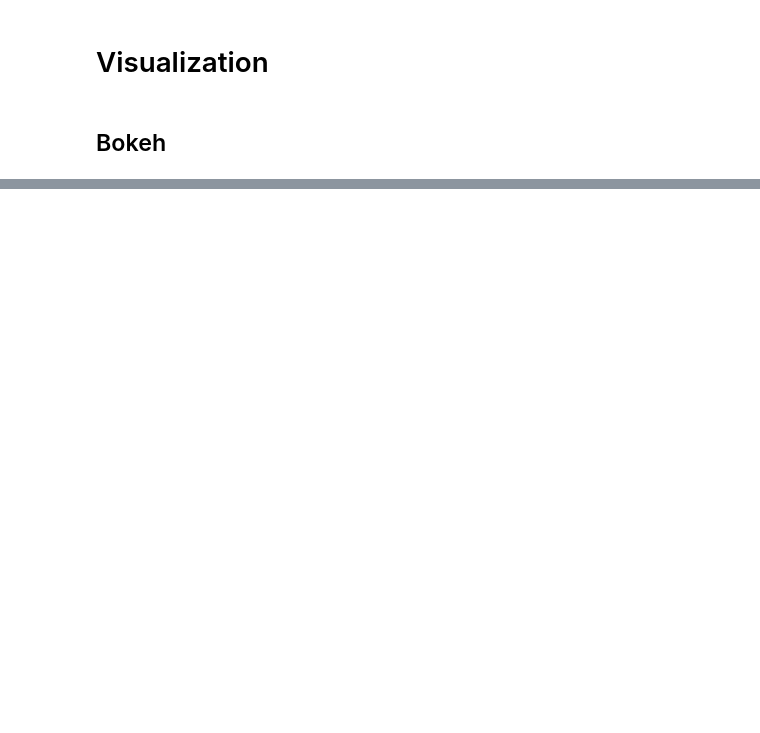
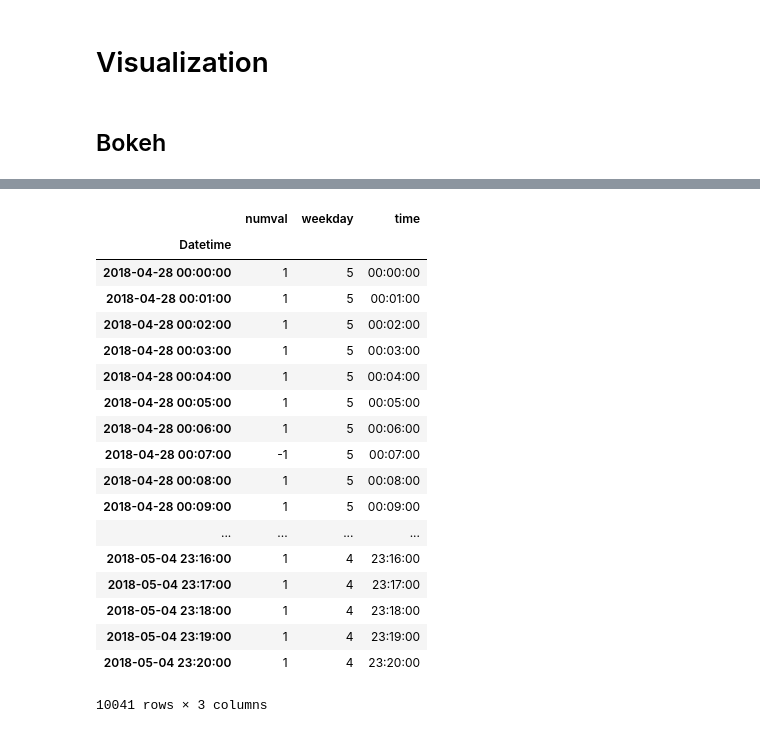
Before and after one commit to nickdex/Home, a Jupyter notebook: Home.ipynb, the cells around one changed output, grey strips where cells are left out. Drawn from its saved outputs; the diff is of its cells as text; code cells hidden in the pictures; blank space fills up the shorter version.

```diff
--- a/Home.ipynb
+++ b/Home.ipynb
@@ -134,3 +171,25 @@ temp_week['Time'] = temp_week.index.time
+# %%
+df_week
+# %% [output]
+|  | numval | weekday | time |
+| Datetime |  |  |  |
+| 2018-04-28 00:00:00 | 1 | 5 | 00:00:00 |
+| 2018-04-28 00:01:00 | 1 | 5 | 00:01:00 |
+| 2018-04-28 00:02:00 | 1 | 5 | 00:02:00 |
+| 2018-04-28 00:03:00 | 1 | 5 | 00:03:00 |
+| 2018-04-28 00:04:00 | 1 | 5 | 00:04:00 |
+| 2018-04-28 00:05:00 | 1 | 5 | 00:05:00 |
+| 2018-04-28 00:06:00 | 1 | 5 | 00:06:00 |
+| 2018-04-28 00:07:00 | -1 | 5 | 00:07:00 |
+| 2018-04-28 00:08:00 | 1 | 5 | 00:08:00 |
+| 2018-04-28 00:09:00 | 1 | 5 | 00:09:00 |
+| ... | ... | ... | ... |
+| 2018-05-04 23:16:00 | 1 | 4 | 23:16:00 |
+| 2018-05-04 23:17:00 | 1 | 4 | 23:17:00 |
+| 2018-05-04 23:18:00 | 1 | 4 | 23:18:00 |
+| 2018-05-04 23:19:00 | 1 | 4 | 23:19:00 |
+| 2018-05-04 23:20:00 | 1 | 4 | 23:20:00 |
+10041 rows × 3 columns
 # %%
 import bokeh.plotting as bpl
 import bokeh.models as bmo
```
Also changed, not shown: parts of 14 cells of this notebook.
